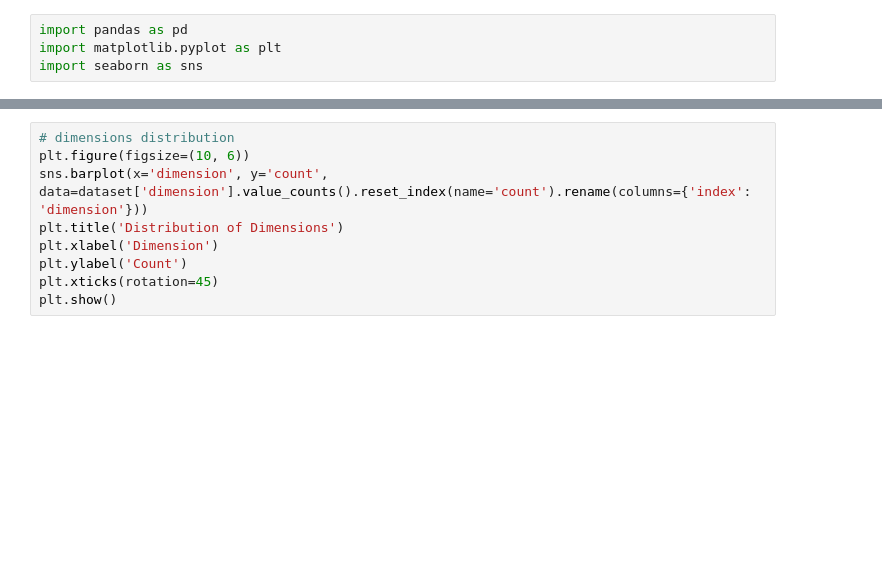
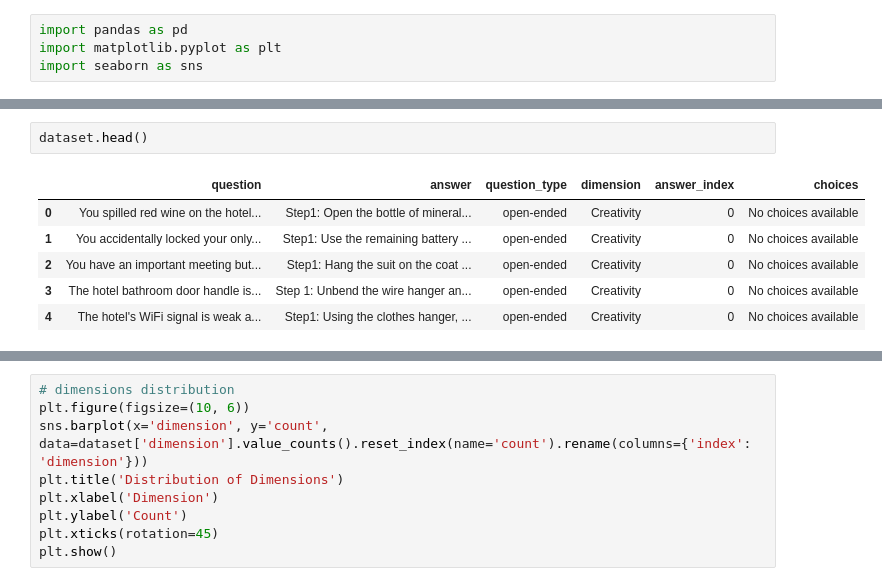
Before and after one commit to you66-s/cogni-eval, a Jupyter notebook: dataset_eda/eda.ipynb, the cells around one changed output, grey strips where cells are left out. Cells and saved outputs as stored; diff of their text form; blank space fills up the shorter version.

```diff
--- a/dataset_eda/eda.ipynb
+++ b/dataset_eda/eda.ipynb
@@ -26 +26,10 @@ dataset.describe()
 | max | 3.000000 |
+# %%
+dataset.head()
+# %% [output]
+|  | question | answer | question_type | dimension | answer_index | choices |
+| 0 | You spilled red wine on the hotel... | Step1: Open the bottle of mineral... | open-ended | Creativity | 0 | No choices available |
+| 1 | You accidentally locked your only... | Step1: Use the remaining battery ... | open-ended | Creativity | 0 | No choices available |
+| 2 | You have an important meeting but... | Step1: Hang the suit on the coat ... | open-ended | Creativity | 0 | No choices available |
+| 3 | The hotel bathroom door handle is... | Step 1: Unbend the wire hanger an... | open-ended | Creativity | 0 | No choices available |
+| 4 | The hotel's WiFi signal is weak a... | Step1: Using the clothes hanger, ... | open-ended | Creativity | 0 | No choices available |
```
Also changed, not shown: parts of 4 cells of this notebook, 5 other files.
